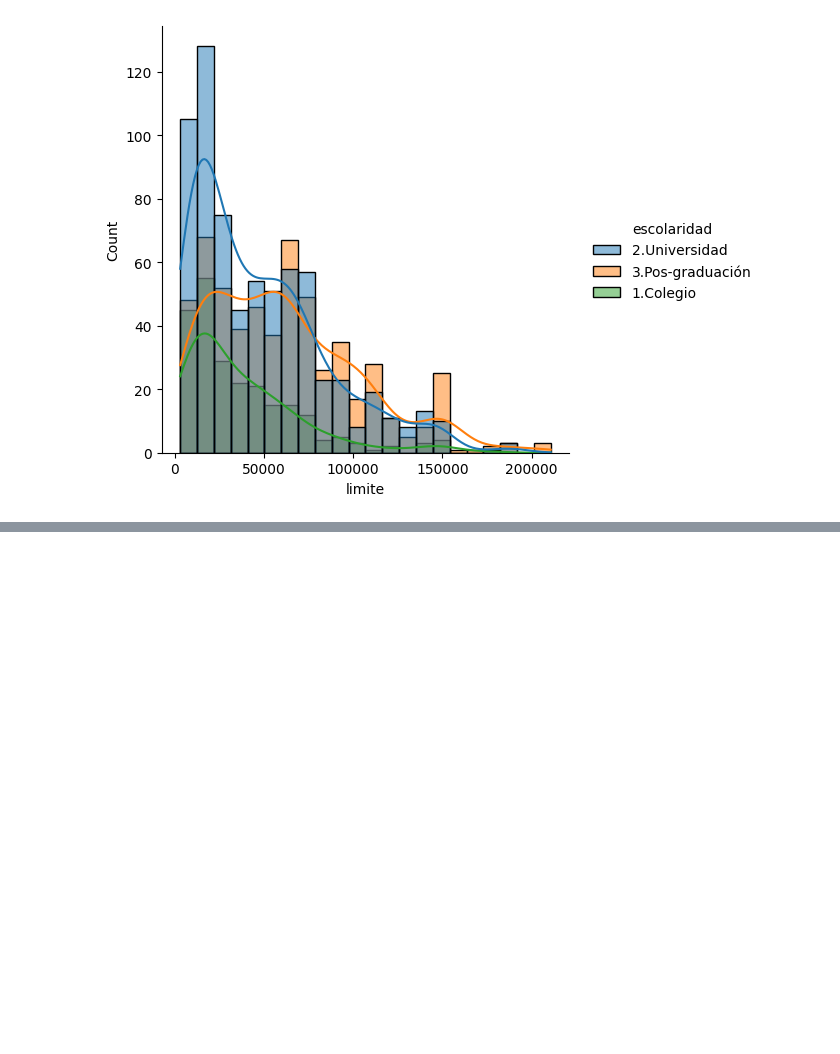
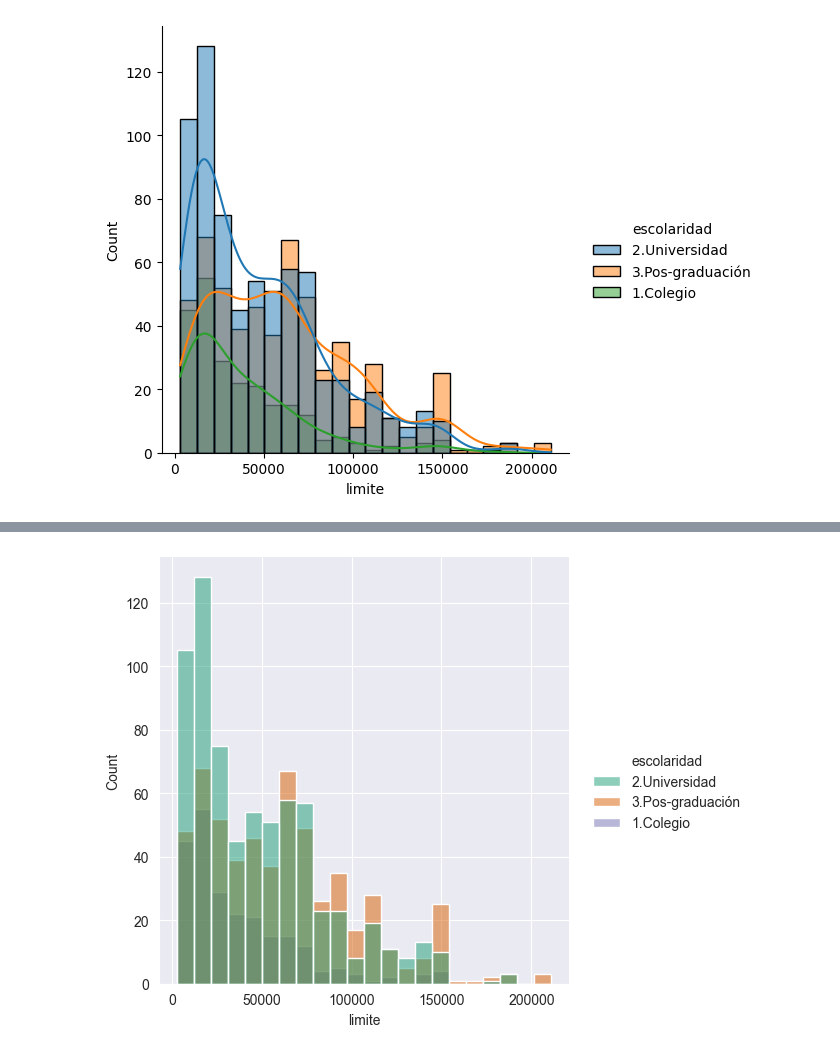
Before and after one commit to AngelMasterr/Python-para-Data-Science, a Jupyter notebook: Data_Visualization - Explorando_con_Seaborn/Empezando_con_seaborn.ipynb, the cells around one changed output, grey strips where cells are left out. Cells and saved outputs as stored; diff of their text form; code cells hidden in the pictures; blank space fills up the shorter version.

```diff
--- a/Data_Visualization - Explorando_con_Seaborn/Empezando_con_seaborn.ipynb
+++ b/Data_Visualization - Explorando_con_Seaborn/Empezando_con_seaborn.ipynb
@@ -44,0 +76,7 @@ sns.displot(data=tarjetas, x='limite', hue='escolaridad', kde=True);
+# %%
+# Darle un fondo a nuestros graficos
+sns.set_style('darkgrid')
+# %%
+sns.displot(data=tarjetas, x='limite', hue='escolaridad', palette='Dark2');
+# %% [output]
+[figure, added]
```
Also changed, not shown: parts of 7 cells of this notebook.
